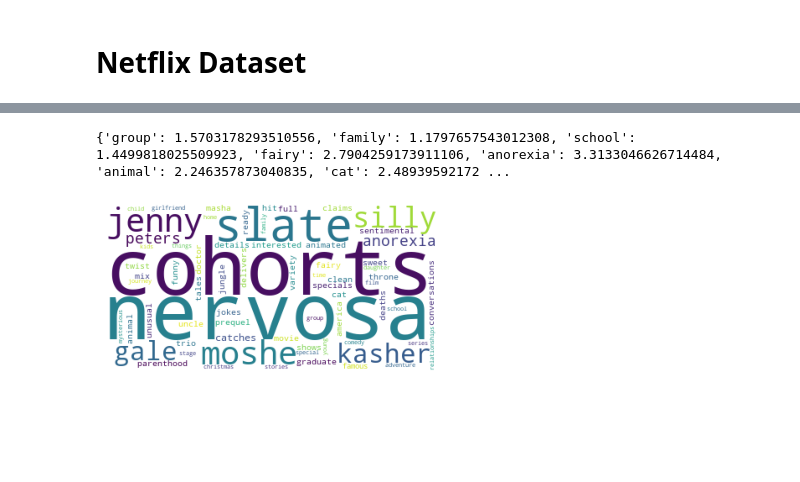
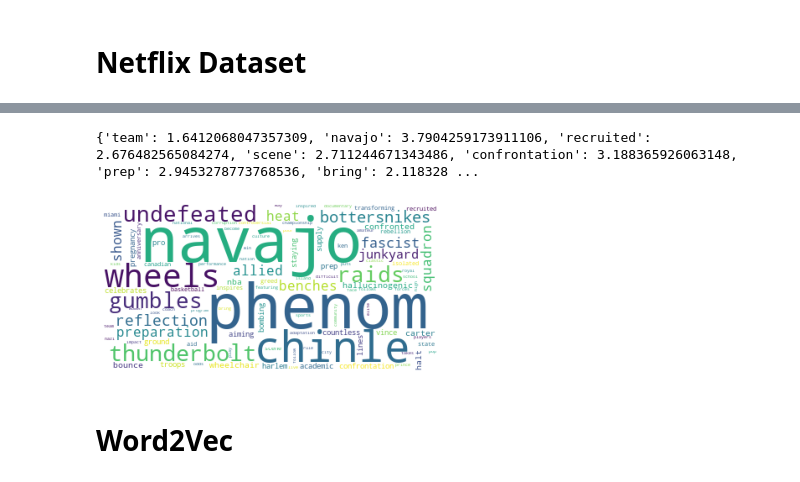
Before and after one commit to music1353/2020-NTHU-Text-Mining, a Jupyter notebook: Midterm_Netflix/Midterm_Netflix_recommend.ipynb, the cells around one changed output, grey strips where cells are left out. Saved outputs shown, nothing was run; the diff lists cells and outputs as text; code cells hidden in the pictures; blank space fills up the shorter version.

Commit message:
add concept_mode

```diff
--- a/Midterm_Netflix/Midterm_Netflix_recommend.ipynb
+++ b/Midterm_Netflix/Midterm_Netflix_recommend.ipynb
@@ -171,7 +208,7 @@ class QueryEngine(TF_IDF):
         tfidf["query"] = query_result
 
         tfidf_df = pd.DataFrame(tfidf).transpose()
-        tfidf_df= tfidf_df.fillna(0) # replace all NaN by zero
+        tfidf_df = tfidf_df.fillna(0) # replace all NaN by zero
 
         cosine_sim = {}
         for row in tfidf_df.index:
@@ -179,9 +216,12 @@ class QueryEngine(TF_IDF):
                 cosine_sim[row]= 1-cosine(tfidf_df.loc[row], tfidf_df.loc["query"])
 
         # the top k relevant document
-        cosine_sim_topK = dict(sorted(cosine_sim.items(), key=lambda item: item[1], reverse=True)[:topK])
+        if topK:
+            cosine_sim = dict(sorted(cosine_sim.items(), key=lambda item: item[1], reverse=True)[:topK])
+        else:
+            cosine_sim = dict(sorted(cosine_sim.items(), key=lambda item: item[1], reverse=True))
 
-        return cosine_sim_topK
+        return cosine_sim
 
     def show_plot(self, query_result, isSave=False, file_name=''):
         data = query_result
@@ -201,7 +241,6 @@ class QueryEngine(TF_IDF):
     def show_wordcloud(self, query_result, with_weight=False):
         wc = WordCloud(background_color="white", max_words=1000)
 
-
         query_bow = set()
         for title in query_result.keys():
             for w in self._doc_all[title]:
@@ -248,6 +353,6 @@ with open('netflix_titles.csv', newline='') as csvfile:
         }
         netflix_data.append(d)
 # %%
-qe = QueryEngine()
+rec_engine = RecommendEngine()
 
-doc_all = qe.tokenize(netflix_data)
+doc_all = rec_engine.tokenize(netflix_data)
@@ -281,0 +359,6 @@ finish tfidf processing at 22:35:30
+# %%
+selective_pos = ['NN', 'NNS', 'NNP', 'NNPS', 'VB', 'VBD', 'VBG', 'VBN', 'VBP', 'VBZ', 'JJ']
+# selective_pos = ['NN', 'NNS', 'NNP', 'NNPS', 'JJ']
+
+doc_all_feature = rec_engine.text_preprocessing(doc_all, remove_stopwords=True, selective_POS=selective_pos)
+bow_idf = rec_engine.bow_idf(doc_all_feature.values(), multi_processing=4)
@@ -281,0 +378,6 @@ finish tfidf processing at 22:35:30
+# %%
+query = "the man play basketball"
+
+rec_engine.train_word2vec_model(doc_all_feature)
+query_result = rec_engine.recommend(doc_all_feature, bow_idf, query, concept_mode=True)
+rec_engine.show_plot(query_result)
@@ -282,5 +391,7 @@ finish tfidf processing at 22:35:30
 # %%
-qe.show_wordcloud(tfidf_query_result, with_weight=True)
+rec_engine.show_wordcloud(query_result, with_weight=True)
 # %% [output]
-{'group': 1.5703178293510556, 'family': 1.1797657543012308, 'school': 1.4499818025509923, 'fairy': 2.7904259173911106, 'anorexia': 3.3133046626714484, 'animal': 2.246357873040835, 'cat': 2.48939592172 ...
+{'team': 1.6412068047357309, 'navajo': 3.7904259173911106, 'recruited': 2.676482565084274, 'scene': 2.711244671343486, 'confrontation': 3.188365926063148, 'prep': 2.9453278773768536, 'bring': 2.118328 ...
-[figure, old version]
+[figure, new version]
+# %% [markdown]
+# Word2Vec
```
Also changed, not shown: parts of 10 cells of this notebook, 1 other file.
